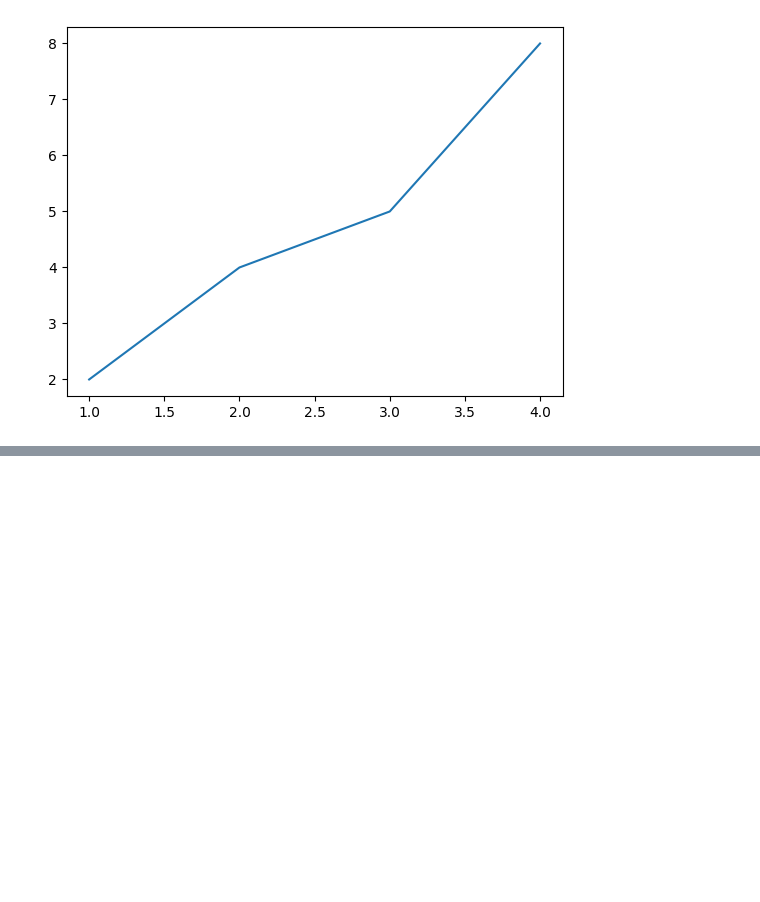
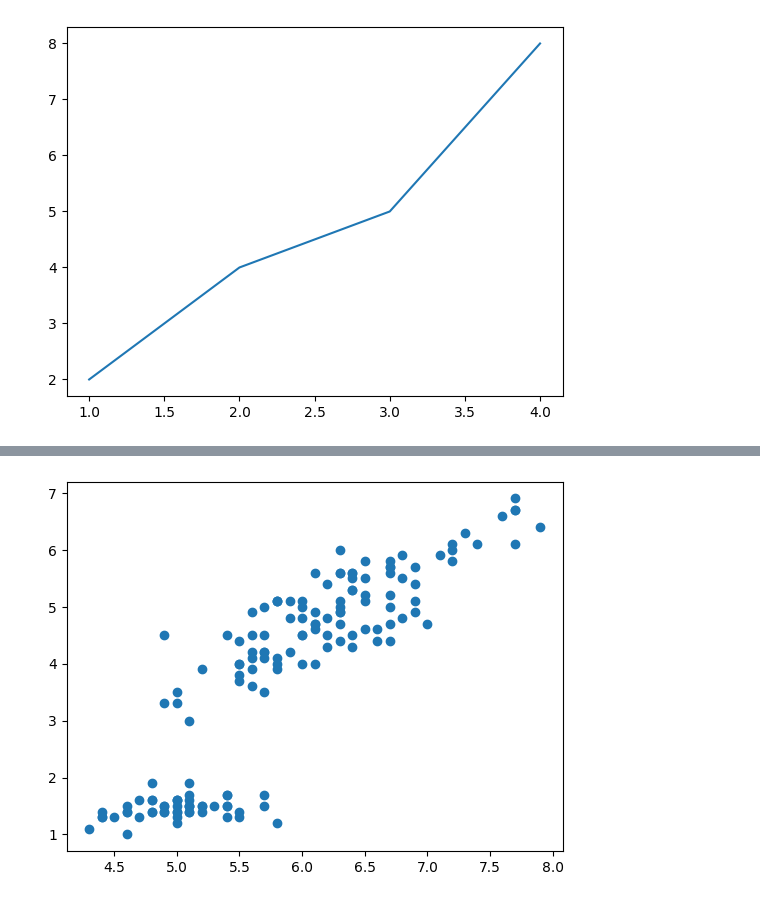
Before and after one commit to coderkartikeya/ml-learning, a Jupyter notebook: matplotlib.ipynb, the cells around one changed output, grey strips where cells are left out. Cells and saved outputs as stored; diff of their text form; code cells hidden in the pictures; blank space fills up the shorter version.

```diff
--- a/matplotlib.ipynb
+++ b/matplotlib.ipynb
@@ -11,0 +82,7 @@ plt.show()
+# %%
+X1=df['sepal length (cm)']
+y1=df['petal length (cm)']
+plt.scatter(X1,y1)
+plt.show()
+# %% [output]
+[figure, added]
```
Also changed, not shown: parts of 8 cells of this notebook.
